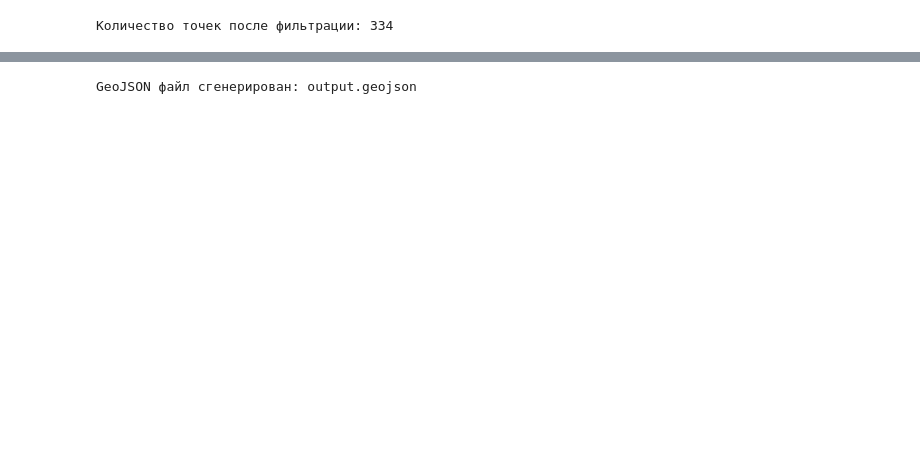
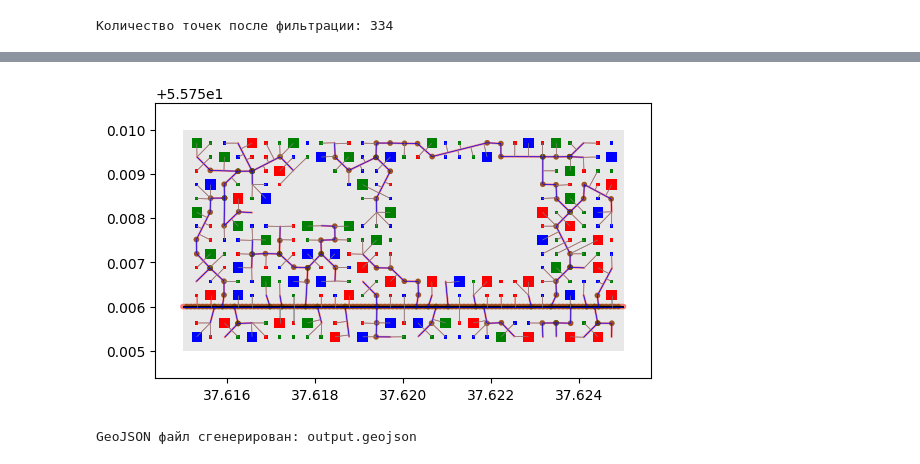
Before and after one commit to AirVetra/urban, a Jupyter notebook: urban.ipynb, the cells around one changed output, grey strips where cells are left out. Saved outputs shown, nothing was run; the diff lists cells and outputs as text; code cells hidden in the pictures; blank space fills up the shorter version.

```diff
--- a/urban.ipynb
+++ b/urban.ipynb
@@ -457,33 +498,71 @@ print(f"Всего размещено объектов: {len(placed_objects)}")
 # %%
 # --- Размещение локальных дорог ---
 
 local_roads = []
 
+#  Собираем все второстепенные дороги и главную в один объект (для поиска ближайшей точки)
+all_secondary_and_main_roads = [main_road] + secondary_roads
+all_secondary_and_main_roads = shapely.ops.unary_union(all_secondary_and_main_roads)
+
 for obj in placed_objects:
     #  Находим ближайшую точку на второстепенных дорогах ИЛИ на главной
-    #  (раньше искали только на второстепенных)
-
-    nearest_point_on_secondary = shapely.ops.nearest_points(obj.centroid, all_roads)[1]
-
+    nearest_point = shapely.ops.nearest_points(obj.centroid, all_secondary_and_main_roads)[1]
 
     #  Строим отрезок от центра объекта до ближайшей точки
-    local_road = shapely.geometry.LineString([obj.centroid, nearest_point_on_secondary])
+    local_road = shapely.geometry.LineString([obj.centroid, nearest_point])
 
-    #  Проверяем на пересечения (с другими объектами, но НЕ с дорогами!)
+    #  Проверяем на пересечения (с другими ОБЪЕКТАМИ, но НЕ с дорогами!)
     intersects = False
     for other_obj in placed_objects:
-        if other_obj != obj and local_road.intersects(other_obj):
+        if other_obj != obj and local_road.intersects(other_obj.buffer(object_types_params[obj_type]["min_distance_deg"]/2)):  #  ДОБАВИЛИ .buffer()
             intersects = True
+            #print(f"Локальная дорога от объекта {obj.centroid} пересекает другой объект") #Отладка
             break
 
     if not intersects:  # Добавляем дорогу, если нет пересечений
         local_roads.append(local_road)
 
 
 # Добавляем локальные дороги в all_roads (буферизованные)
 for road in local_roads:
     road_buffered = buffer_road(road, ROAD_TYPES["local"]["width_deg"])
-    all_roads = shapely.ops.unary_union([all_roads, road_buffered])
+    all_roads = shapely.ops.unary_union([all_roads, road_buffered])  # Добавляем к существующим дорогам
+
+#--Визуализация (для отладки)--------
+fig, ax = plt.subplots()
+#gpd.GeoSeries(grid_points).plot(ax=ax, markersize=1, color='blue') # Точки сетки
+gpd.GeoSeries([buildable_area]).plot(ax=ax, color="lightgray", alpha=0.5) #Зона застройки
+gpd.GeoSeries([main_road]).plot(ax=ax, color="black") #Главная дорога
+
+#  Дороги до буферизации
+for road in secondary_roads:
+    gpd.GeoSeries([road]).plot(ax=ax, color="blue", linewidth=0.5) #Второстепенные
+
+for road in local_roads:
+   gpd.GeoSeries([road]).plot(ax=ax, color="gray", linewidth=0.5) #Локальные
+
+for intersection in intersections:
+    gpd.GeoSeries([intersection]).plot(ax=ax, color="green", alpha=0.7) #Перекрестки
+
+#  Все дороги (с буфером)
+if not all_roads.is_empty:
+    gpd.GeoSeries([all_roads]).plot(ax=ax, color="red", alpha=0.5)
+
+# Здания
+building_colors = {"residential": "red", "commercial": "blue", "park": "green"} #Словарь цветов
+for obj, obj_type in zip(placed_objects, [list(OBJECT_TYPES.keys())[i%len(OBJECT_TYPES)] for i in range(len(placed_objects))]): # Добавили obj_type
+        color = building_colors.get(obj_type, "gray") # default color
+        gpd.GeoSeries([obj]).plot(ax=ax, color=color, label=obj_type)
+#------------------------
+
+# Установка пределов
+minx, miny, maxx, maxy = buildable_area.bounds
+ax.set_xlim(minx - max_building_size_deg*2, maxx + max_building_size_deg*2)
+ax.set_ylim(miny - max_building_size_deg*2, maxy + max_building_size_deg*2)
+
+plt.show()
+# %% [output]
+[figure, added]
 # %%
 # --- Генерация GeoJSON ---
 
```
Also changed, not shown: parts of 6 cells of this notebook, 2 other files.
